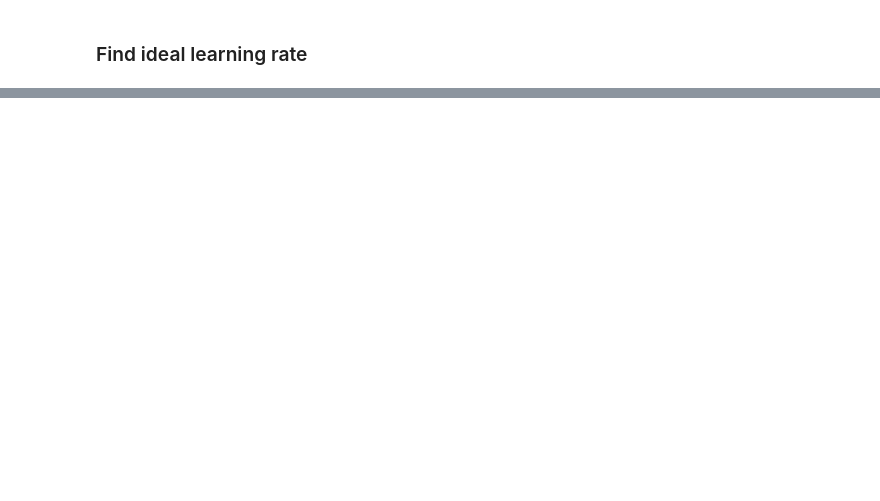
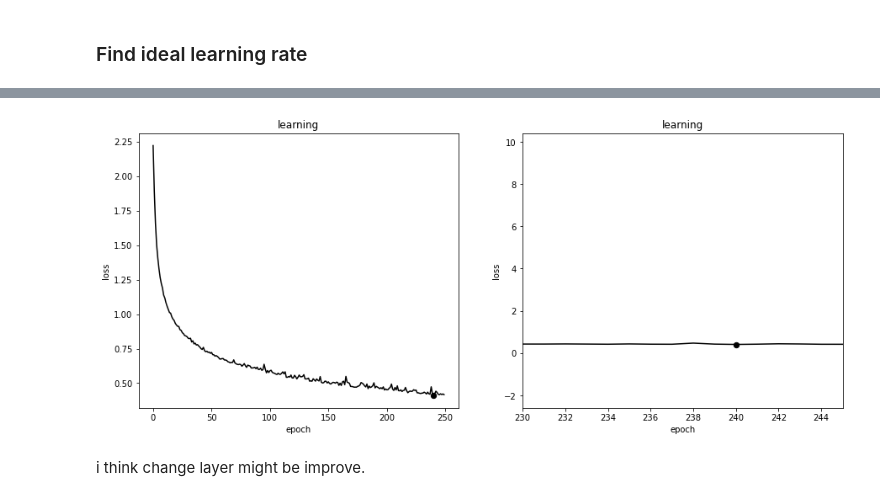
Before and after one commit to NickyAlan/tensorflow22, a Jupyter notebook: nn_classification/nn_classification.ipynb, the cells around one changed output, grey strips where cells are left out. Saved outputs shown, nothing was run; the diff lists cells and outputs as text; code cells hidden in the pictures; blank space fills up the shorter version.

```diff
--- a/nn_classification/nn_classification.ipynb
+++ b/nn_classification/nn_classification.ipynb
@@ -356,0 +389,6 @@ model_f3.fit(train_data_norm, train_labels, validation_data=(test_data_norm, tes
+# %%
+plot_history(history)
+# %% [output]
+[figure, added]
+# %% [markdown]
+i think change layer might be improve.
```
Also changed, not shown: parts of 24 cells of this notebook.
